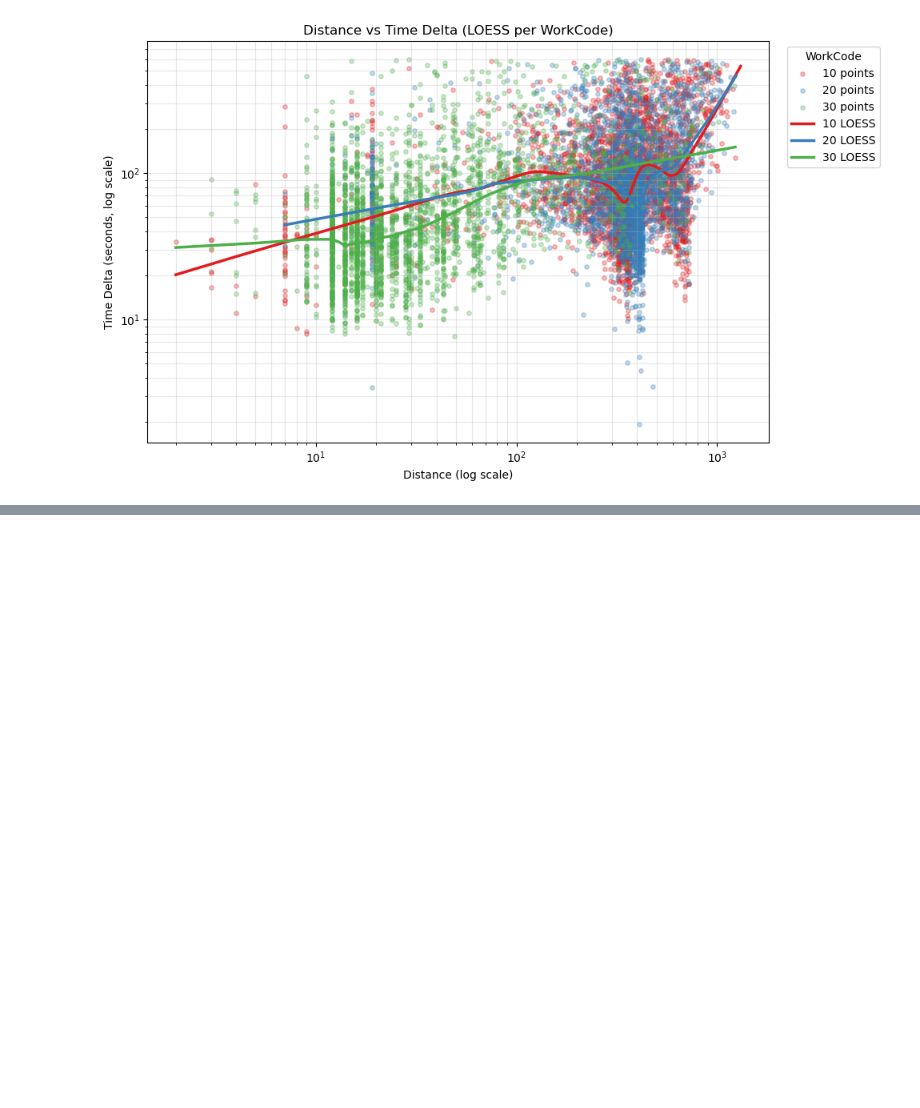
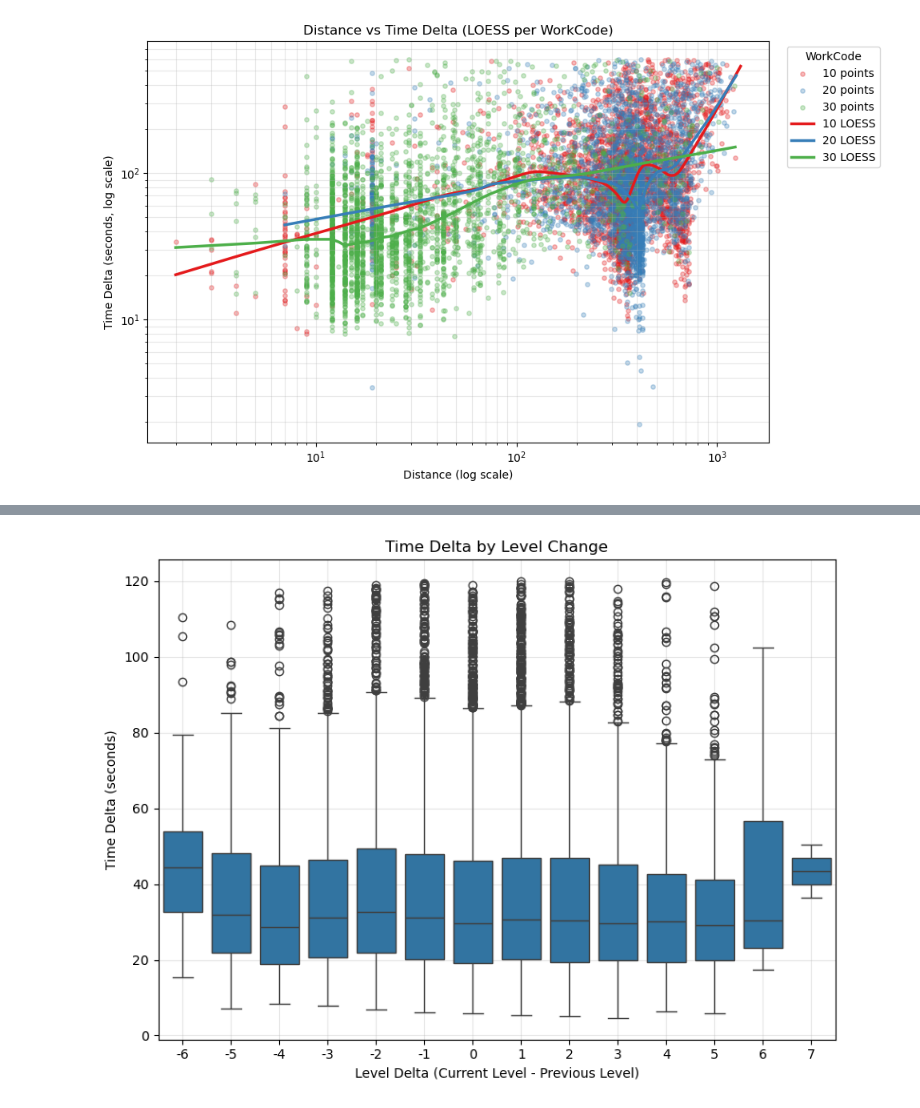
Before and after one commit to JiashenWangg/Lucas_Systems_Capstone_Project, a Jupyter notebook: EDA_Jiashen/eda_week5.ipynb, the cells around one changed output, grey strips where cells are left out. Cells and saved outputs as stored; diff of their text form; code cells hidden in the pictures; blank space fills up the shorter version.

Commit message:
EDA on shift and level change, and try naive baseline linear regression model

```diff
--- a/EDA_Jiashen/eda_week5.ipynb
+++ b/EDA_Jiashen/eda_week5.ipynb
@@ -229,3 +383,33 @@ plt.tight_layout()
 plt.show()
 # %% [output]
 [figure]
+# %%
+df = OE_joined.copy()
+df = df.sort_values(["UserID", "Timestamp"]).reset_index(drop=True)
+
+# Filter: consecutive tasks where (Aisle,Bay) same as previous, Level differs
+mask = (
+    df["Prev_Aisle"].notna() & df["Prev_Bay"].notna() &
+    df["Aisle"].notna() & df["Bay"].notna() &
+    (df["Aisle"] == df["Prev_Aisle"]) &
+    (df["Bay"] == df["Prev_Bay"]) &
+    df["Level"].notna() & df["Prev_Level"].notna() &
+    (df["LocationID"] != df["Prev_LocationID"])
+)
+
+level_study = df.loc[mask].copy()
+
+# Signed level delta (current - previous)
+level_study["Level_Delta"] = (level_study["Level"] - level_study["Prev_Level"]).astype("Int64")
+
+# Keep useful columns (Time_Delta_sec already exists; no recompute)
+level_study = level_study[[
+    "UserID", "Timestamp", "Prev_Timestamp",
+    "Aisle", "Bay", "Prev_Aisle", "Prev_Bay",
+    "Level", "Prev_Level", "Level_Delta",
+    "Time_Delta_sec",
+    "LocationID", "Prev_LocationID",
+    "ProductID", "WorkCode"
+]]
+
+level_study.head()
@@ -231,0 +423,12 @@ plt.show()
+# %%
+# Plot level delta vs time delta boxplot, for time delta less than 120s
+plt.figure(figsize=(8, 6))
+sns.boxplot(data=level_study[level_study["Time_Delta_sec"] < 120], x="Level_Delta", y="Time_Delta_sec")
+plt.title("Time Delta by Level Change")
+plt.xlabel("Level Delta (Current Level - Previous Level)")
+plt.ylabel("Time Delta (seconds)")
+plt.grid(True, alpha=0.3)
+plt.tight_layout()
+plt.show()
+# %% [output]
+[figure, added]
```
Also changed, not shown: parts of 7 cells of this notebook, 2 other files.
